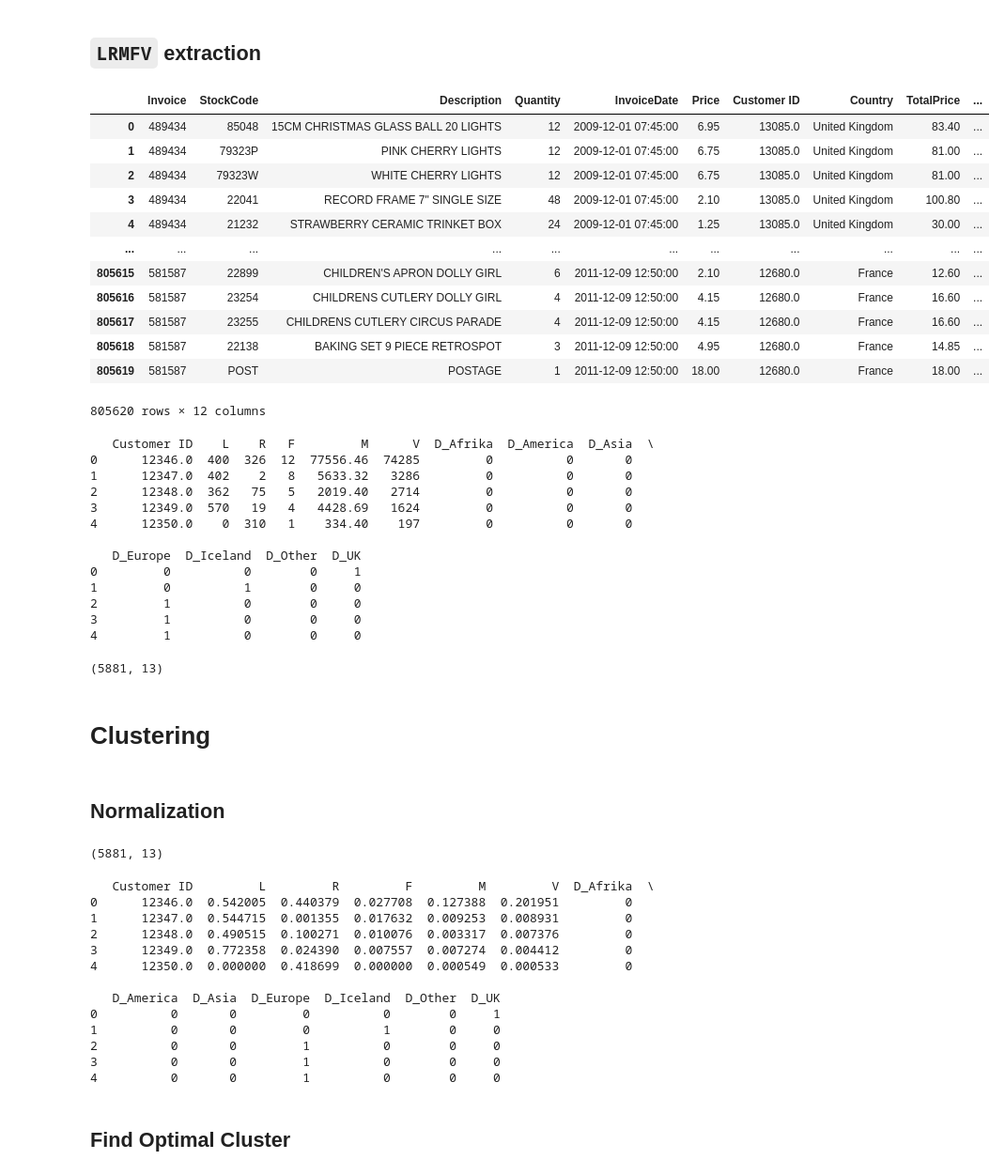
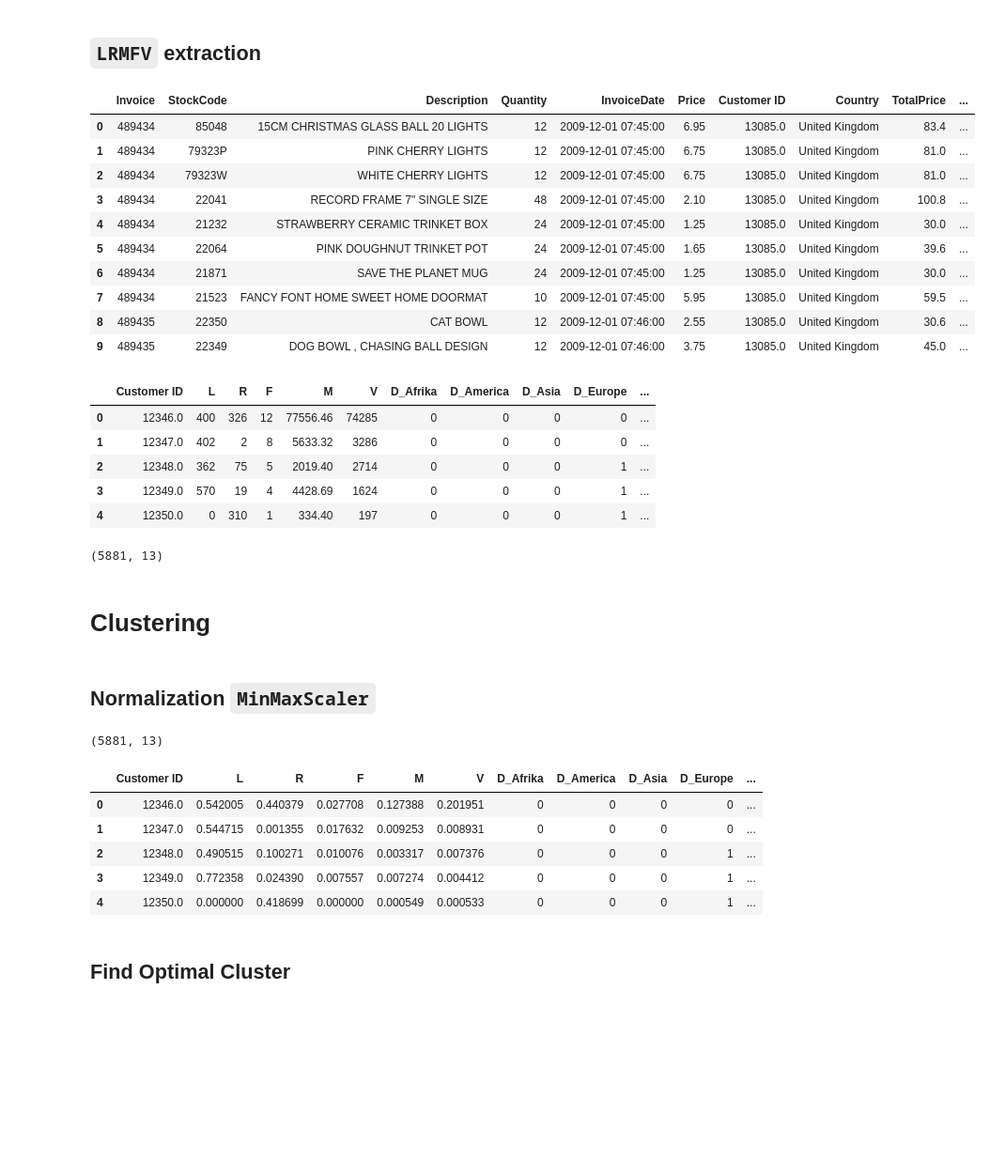
Before and after one commit to apostroef/LRMFVD-adb, a Jupyter notebook: LRMFVD.ipynb, the cells around one changed output. Shown at 94% size. Drawn from its saved outputs; the diff is of its cells as text; code cells hidden in the pictures; blank space fills up the shorter version.

```diff
--- a/LRMFVD.ipynb
+++ b/LRMFVD.ipynb
@@ -15,21 +25,19 @@ from rich.console import Console
 # %%
 df = pd.read_csv("coding_retail.csv")
 retaildf = pd.DataFrame(df)
-display(retaildf)
+display(retaildf.head(10))
 # %% [output]
 |  | Invoice | StockCode | Description | Quantity | InvoiceDate | Price | Customer ID | Country | TotalPrice | ... |
-| 0 | 489434 | 85048 | 15CM CHRISTMAS GLASS BALL 20 LIGHTS | 12 | 2009-12-01 07:45:00 | 6.95 | 13085.0 | United Kingdom | 83.40 | ... |
-| 1 | 489434 | 79323P | PINK CHERRY LIGHTS | 12 | 2009-12-01 07:45:00 | 6.75 | 13085.0 | United Kingdom | 81.00 | ... |
-| 2 | 489434 | 79323W | WHITE CHERRY LIGHTS | 12 | 2009-12-01 07:45:00 | 6.75 | 13085.0 | United Kingdom | 81.00 | ... |
-| 3 | 489434 | 22041 | RECORD FRAME 7" SINGLE SIZE | 48 | 2009-12-01 07:45:00 | 2.10 | 13085.0 | United Kingdom | 100.80 | ... |
-| 4 | 489434 | 21232 | STRAWBERRY CERAMIC TRINKET BOX | 24 | 2009-12-01 07:45:00 | 1.25 | 13085.0 | United Kingdom | 30.00 | ... |
-| ... | ... | ... | ... | ... | ... | ... | ... | ... | ... | ... |
-| 805615 | 581587 | 22899 | CHILDREN'S APRON DOLLY GIRL | 6 | 2011-12-09 12:50:00 | 2.10 | 12680.0 | France | 12.60 | ... |
-| 805616 | 581587 | 23254 | CHILDRENS CUTLERY DOLLY GIRL | 4 | 2011-12-09 12:50:00 | 4.15 | 12680.0 | France | 16.60 | ... |
-| 805617 | 581587 | 23255 | CHILDRENS CUTLERY CIRCUS PARADE | 4 | 2011-12-09 12:50:00 | 4.15 | 12680.0 | France | 16.60 | ... |
-| 805618 | 581587 | 22138 | BAKING SET 9 PIECE RETROSPOT | 3 | 2011-12-09 12:50:00 | 4.95 | 12680.0 | France | 14.85 | ... |
-| 805619 | 581587 | POST | POSTAGE | 1 | 2011-12-09 12:50:00 | 18.00 | 12680.0 | France | 18.00 | ... |
+| 0 | 489434 | 85048 | 15CM CHRISTMAS GLASS BALL 20 LIGHTS | 12 | 2009-12-01 07:45:00 | 6.95 | 13085.0 | United Kingdom | 83.4 | ... |
+| 1 | 489434 | 79323P | PINK CHERRY LIGHTS | 12 | 2009-12-01 07:45:00 | 6.75 | 13085.0 | United Kingdom | 81.0 | ... |
+| 2 | 489434 | 79323W | WHITE CHERRY LIGHTS | 12 | 2009-12-01 07:45:00 | 6.75 | 13085.0 | United Kingdom | 81.0 | ... |
+| 3 | 489434 | 22041 | RECORD FRAME 7" SINGLE SIZE | 48 | 2009-12-01 07:45:00 | 2.10 | 13085.0 | United Kingdom | 100.8 | ... |
+| 4 | 489434 | 21232 | STRAWBERRY CERAMIC TRINKET BOX | 24 | 2009-12-01 07:45:00 | 1.25 | 13085.0 | United Kingdom | 30.0 | ... |
+| 5 | 489434 | 22064 | PINK DOUGHNUT TRINKET POT | 24 | 2009-12-01 07:45:00 | 1.65 | 13085.0 | United Kingdom | 39.6 | ... |
+| 6 | 489434 | 21871 | SAVE THE PLANET MUG | 24 | 2009-12-01 07:45:00 | 1.25 | 13085.0 | United Kingdom | 30.0 | ... |
+| 7 | 489434 | 21523 | FANCY FONT HOME SWEET HOME DOORMAT | 10 | 2009-12-01 07:45:00 | 5.95 | 13085.0 | United Kingdom | 59.5 | ... |
+| 8 | 489435 | 22350 | CAT BOWL | 12 | 2009-12-01 07:46:00 | 2.55 | 13085.0 | United Kingdom | 30.6 | ... |
+| 9 | 489435 | 22349 | DOG BOWL , CHASING BALL DESIGN | 12 | 2009-12-01 07:46:00 | 3.75 | 13085.0 | United Kingdom | 45.0 | ... |
-805620 rows × 12 columns
 # %%
 country_dummies = pd.get_dummies(
     retaildf["Country_Group"], prefix="D"
@@ -57,27 +65,20 @@ D_grouped = retaildf.groupby("Customer ID")[bool_cols].max()
 
 LRMFVD = pd.concat([LRMFV, D_grouped], axis=1).reset_index()
 
-print(LRMFVD.head())
-print(LRMFVD.shape)
+display(LRMFVD.head())
+display(LRMFVD.shape)
 # %% [output]
+|  | Customer ID | L | R | F | M | V | D_Afrika | D_America | D_Asia | D_Europe | ... |
+| 0 | 12346.0 | 400 | 326 | 12 | 77556.46 | 74285 | 0 | 0 | 0 | 0 | ... |
+| 1 | 12347.0 | 402 | 2 | 8 | 5633.32 | 3286 | 0 | 0 | 0 | 0 | ... |
+| 2 | 12348.0 | 362 | 75 | 5 | 2019.40 | 2714 | 0 | 0 | 0 | 1 | ... |
+| 3 | 12349.0 | 570 | 19 | 4 | 4428.69 | 1624 | 0 | 0 | 0 | 1 | ... |
+| 4 | 12350.0 | 0 | 310 | 1 | 334.40 | 197 | 0 | 0 | 0 | 1 | ... |
-   Customer ID    L    R   F         M      V  D_Afrika  D_America  D_Asia  \
-0      12346.0  400  326  12  77556.46  74285         0          0       0
-1      12347.0  402    2   8   5633.32   3286         0          0       0
-2      12348.0  362   75   5   2019.40   2714         0          0       0
-3      12349.0  570   19   4   4428.69   1624         0          0       0
-4      12350.0    0  310   1    334.40    197         0          0       0
-
-   D_Europe  D_Iceland  D_Other  D_UK
-0         0          0        0     1
-1         0          1        0     0
-2         1          0        0     0
-3         1          0        0     0
-4         1          0        0     0
+(5881, 13)
-(5881, 13)
 # %% [markdown]
 # Clustering
 # %% [markdown]
-## Normalization
+## Normalization `MinMaxScaler`
 # %%
 from sklearn.preprocessing import MinMaxScaler
 
@@ -92,22 +93,15 @@ LRMFVD_scaled = pd.concat([X_scaled, D_features], axis=1).reset_index()
 LRMFVD_df = pd.DataFrame(LRMFVD_scaled)
 
 print(LRMFVD_df.shape)
-print(LRMFVD_df.head())
+display(LRMFVD_df.head())
 # %% [output]
 (5881, 13)
-   Customer ID         L         R         F         M         V  D_Afrika  \
-0      12346.0  0.542005  0.440379  0.027708  0.127388  0.201951         0
-1      12347.0  0.544715  0.001355  0.017632  0.009253  0.008931         0
-2      12348.0  0.490515  0.100271  0.010076  0.003317  0.007376         0
-3      12349.0  0.772358  0.024390  0.007557  0.007274  0.004412         0
-4      12350.0  0.000000  0.418699  0.000000  0.000549  0.000533         0
-
-   D_America  D_Asia  D_Europe  D_Iceland  D_Other  D_UK
-0          0       0         0          0        0     1
-1          0       0         0          1        0     0
-2          0       0         1          0        0     0
-3          0       0         1          0        0     0
-4          0       0         1          0        0     0
+|  | Customer ID | L | R | F | M | V | D_Afrika | D_America | D_Asia | D_Europe | ... |
+| 0 | 12346.0 | 0.542005 | 0.440379 | 0.027708 | 0.127388 | 0.201951 | 0 | 0 | 0 | 0 | ... |
+| 1 | 12347.0 | 0.544715 | 0.001355 | 0.017632 | 0.009253 | 0.008931 | 0 | 0 | 0 | 0 | ... |
+| 2 | 12348.0 | 0.490515 | 0.100271 | 0.010076 | 0.003317 | 0.007376 | 0 | 0 | 0 | 1 | ... |
+| 3 | 12349.0 | 0.772358 | 0.024390 | 0.007557 | 0.007274 | 0.004412 | 0 | 0 | 0 | 1 | ... |
+| 4 | 12350.0 | 0.000000 | 0.418699 | 0.000000 | 0.000549 | 0.000533 | 0 | 0 | 0 | 1 | ... |
 # %% [markdown]
 ## Find Optimal Cluster
 # %% [markdown]
```
Also changed, not shown: parts of 16 cells of this notebook.
